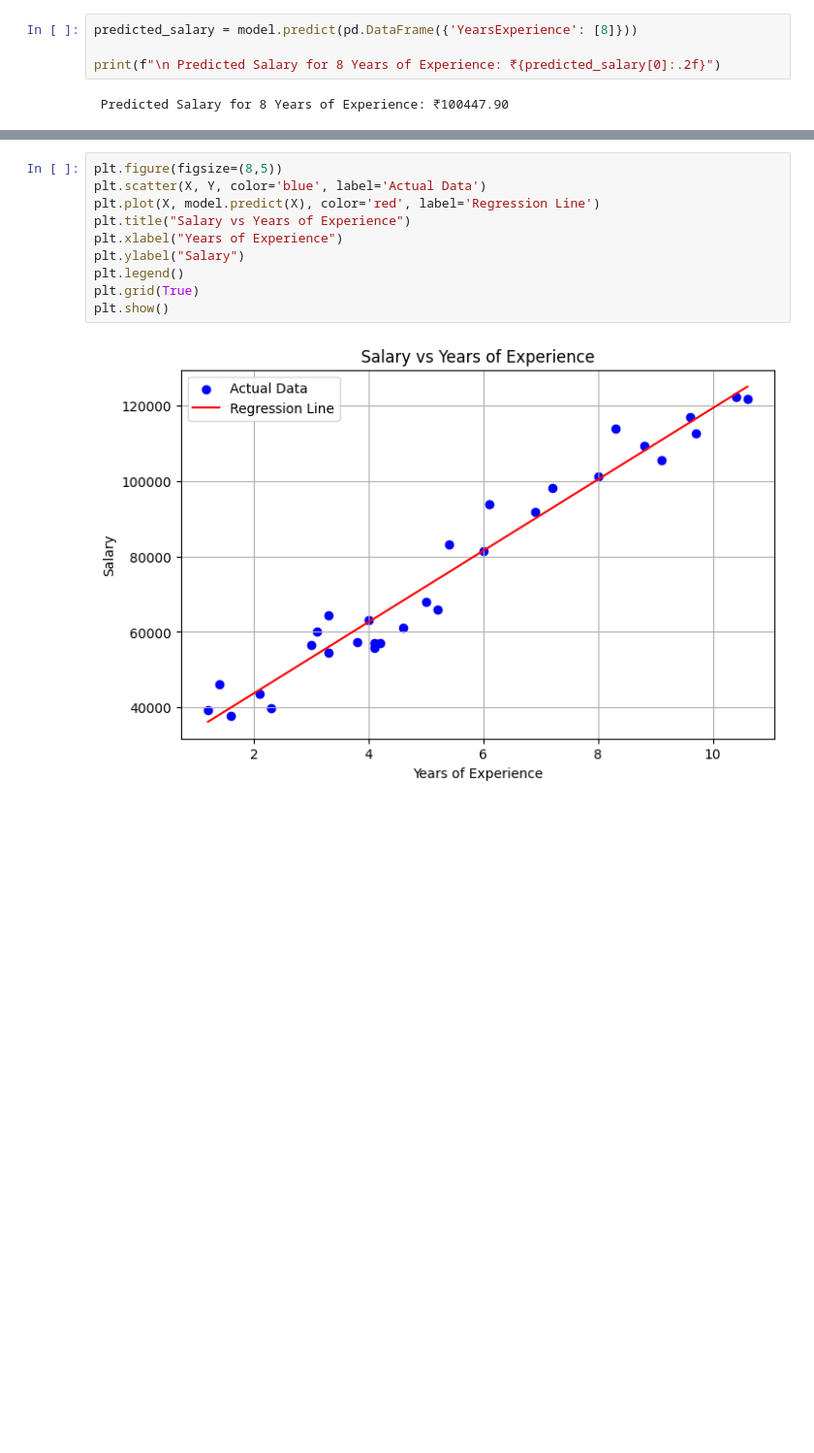
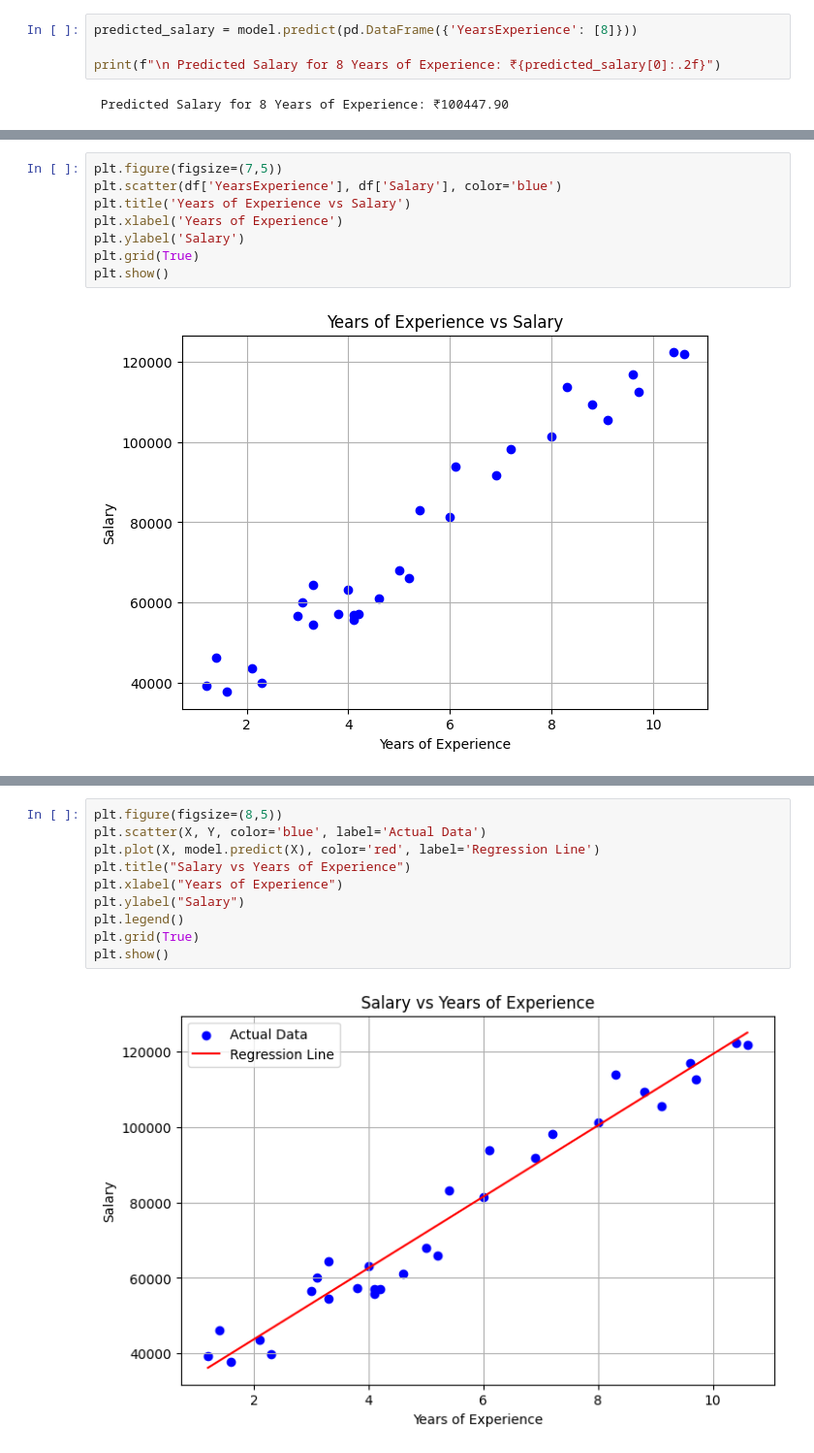
Before and after one commit to Vinotha2005/LINEAR-REGRESSION-TASK, a Jupyter notebook: task.ipynb, the cells around one changed output, grey strips where cells are left out. Shown at 97% size. Drawn from its saved outputs; the diff is of its cells as text; blank space fills up the shorter version.

```diff
--- a/task.ipynb
+++ b/task.ipynb
@@ -39,0 +85,10 @@ print(f"\n Predicted Salary for 8 Years of Experience: ₹{predicted_salary[0]:.
+# %%
+plt.figure(figsize=(7,5))
+plt.scatter(df['YearsExperience'], df['Salary'], color='blue')
+plt.title('Years of Experience vs Salary')
+plt.xlabel('Years of Experience')
+plt.ylabel('Salary')
+plt.grid(True)
+plt.show()
+# %% [output]
+[figure, added]
```
Also changed, not shown: parts of 7 cells of this notebook, 1 other file.
